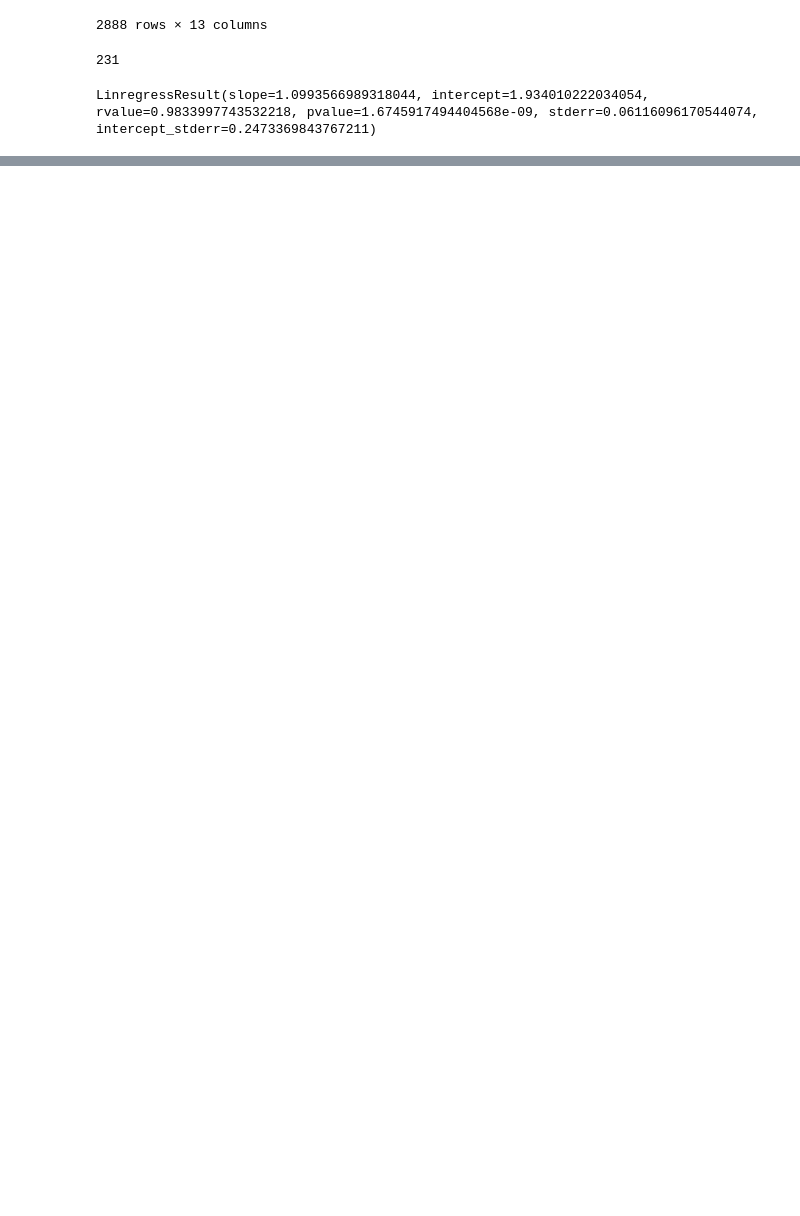
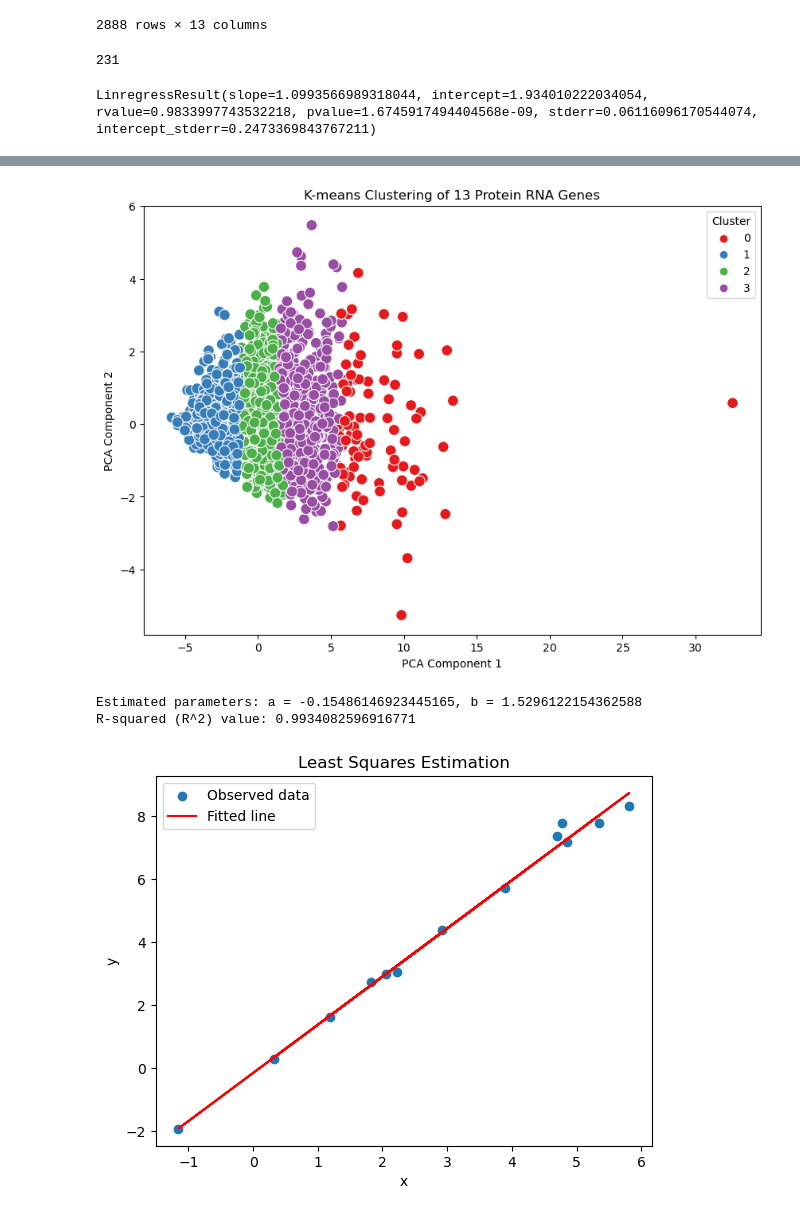
Before and after one commit to rrrrrrrlll/M2R_Group_12, a Jupyter notebook: cluster_Improve_iz.ipynb, the cells around one changed output, grey strips where cells are left out. Saved outputs shown, nothing was run; the diff lists cells and outputs as text; code cells hidden in the pictures; blank space fills up the shorter version.

```diff
--- a/cluster_Improve_iz.ipynb
+++ b/cluster_Improve_iz.ipynb
@@ -74,6 +74,30 @@ def lse(a,b):
     plt.title('Least Squares Estimation')
     plt.legend()
     plt.show()
+# %%
+def lse_general(x,y):
+    X = np.vstack([np.ones(len(x)), x]).T
+    # theta = (X^T X)^(-1) X^T y
+    theta = np.linalg.inv(X.T @ X) @ X.T @ y
+
+    a, b = theta
+    print(f"Estimated parameters: a = {a}, b = {b}")
+
+    y_pred = a + b * x
+
+    ss_total = np.sum((y - np.mean(y))**2)
+    ss_residual = np.sum((y - y_pred)**2)
+    r_squared = 1 - (ss_residual / ss_total)
+
+    print(f"R-squared (R^2) value: {r_squared}")
+
+    plt.scatter(x, y, label='Observed data')
+    plt.plot(x, y_pred, color='red', label='Fitted line')
+    plt.xlabel('x')
+    plt.ylabel('y')
+    plt.title('Least Squares Estimation')
+    plt.legend()
+    plt.show()
 # %%
 def g_log(df_n):
     df_final = normiz_2(df_n).T
@@ -156,0 +245,24 @@ LinregressResult(slope=1.0993566989318044, intercept=1.934010222034054, rvalue=0
+# %%
+def clu_norm_iz(dfc):
+    df = dfc
+    max_c = max(df["Cluster"])+1
+    clus = []
+    for i in range(max_c):
+        clus.append(df[df["Cluster"] == i])
+        del clus[i]["Cluster"]
+        clus[i] = normiz_2(clus[i],np.sum(clus[i]))
+    final = pd.concat(clus)
+    final = final.sort_index()
+    return final
+# %%
+data_1 = clu_df(1,4,4)
+final_data = clu_norm_iz(data_1)
+x = g_log(final_data)[0]
+y = g_log(final_data)[1]
+
+lse_general(x,y)
+# %% [output]
+[figure, added]
+Estimated parameters: a = -0.15486146923445165, b = 1.5296122154362588
+R-squared (R^2) value: 0.9934082596916771
+[figure, added]
```
Also changed, not shown: parts of 8 cells of this notebook.
